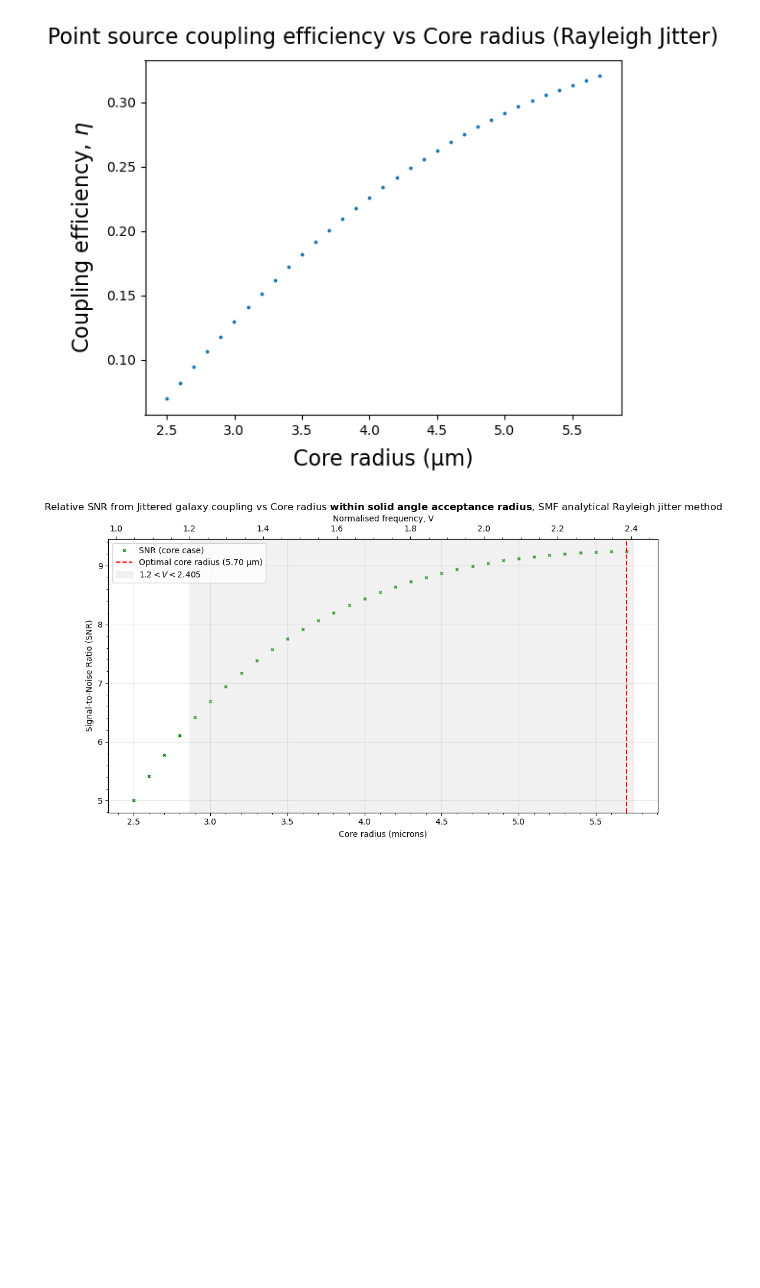
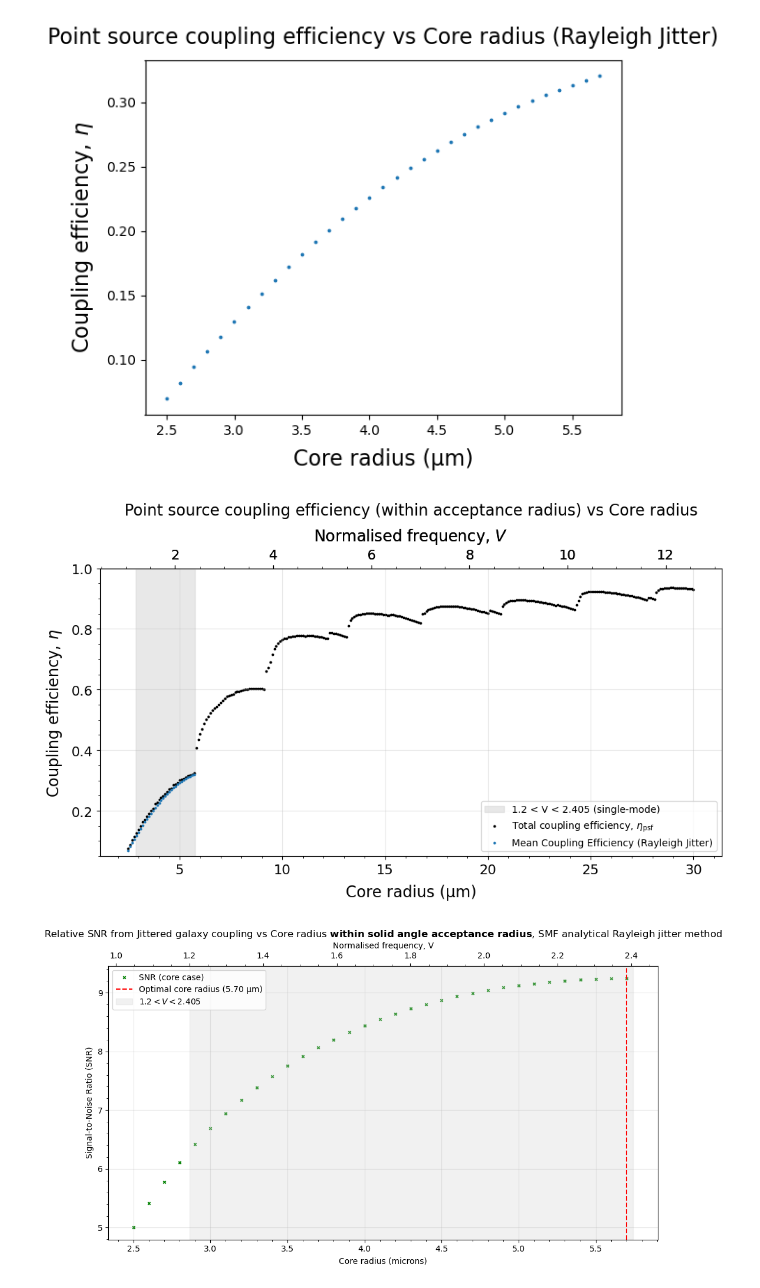
Before and after one commit to TongyueLiu/OH-Suppression-MRes-Project, a Jupyter notebook: notebooks/throughput_optics/jitter_psf_source_snr_vs_core_radius.ipynb, the cells around one changed output. Saved outputs shown, nothing was run; the diff lists cells and outputs as text; code cells hidden in the pictures; blank space fills up the shorter version.

Commit message:
before long test detailed jitter psf modes

```diff
--- a/notebooks/throughput_optics/jitter_psf_source_snr_vs_core_radius.ipynb
+++ b/notebooks/throughput_optics/jitter_psf_source_snr_vs_core_radius.ipynb
@@ -466,9 +466,9 @@ def jittered_point_src_eta_vs_core_radius(
         )
 
         if acceptance_radius == "core_radius":
-            acceptance_radius_this = core_radius
+            acceptance_radius_value = core_radius
         else:
-            acceptance_radius_this = acceptance_radius
+            acceptance_radius_value = acceptance_radius
 
         # Calculate the point source coupling efficiency at every random jitter position
         # using Monte Carlo Averaging
@@ -480,7 +480,7 @@ def jittered_point_src_eta_vs_core_radius(
             delta_x=delta_x,
             delta_y=delta_y,
             eta_map_fixed=eta_map_fixed,
-            acceptance_radius=acceptance_radius_this,
+            acceptance_radius=acceptance_radius_value,
             fibre_x=fibre_x, fibre_y=fibre_y
         )
 
@@ -1361,6 +1361,83 @@ plt.ylabel(r"Coupling efficiency, $\eta$", fontsize=16, labelpad=8)
 # %% [output]
 Text(0, 0.5, 'Coupling efficiency, $\\eta$')
 [figure]
+# %%
+plt.figure(figsize=(10, 6))
+ax1 = plt.gca()
+
+# Colour in 1.2 < V < 2.405 region in light grey
+V_1_2 = 1.2
+V_2_405 = 2.405
+
+ax1.axvspan(
+    V_to_radius_um_axis(V_1_2),
+    V_to_radius_um_axis(V_2_405),
+    color="lightgrey",
+    alpha=0.5,
+    label="1.2 < V < 2.405 (single-mode)"
+)
+
+ax1.scatter(
+    core_radius_range_full * 1e6,
+    eta_mean_psf_core_acceptance,
+    label=r"Total coupling efficiency, $\eta_{\mathrm{psf}}$",
+    color="black", s=3
+)
+
+ax1.set_xlabel("Core radius (µm)", fontsize=16, labelpad=8)
+ax1.set_ylabel(r"Coupling efficiency, $\eta$", fontsize=16, labelpad=8)
+
+ax1.tick_params(axis="x", labelsize=14)
+ax1.tick_params(axis="y", labelsize=14)
+ax1.minorticks_on()
+ax1.grid(True, alpha=0.3)
+
+
+# -------------------------------------------------
+# Top axis: normalised frequency V
+# -------------------------------------------------
+
+
+ax2 = ax1.secondary_xaxis(
+    "top",
+    functions=(radius_um_to_V, V_to_radius_um_axis)
+)
+
+ax2.set_xlabel(
+    r"Normalised frequency, $V$",
+    fontsize=16,
+    labelpad=8
+)
+
+ax2.tick_params(axis="x", labelsize=14)
+
+ax2 = ax1.secondary_xaxis(
+    "top",
+    functions=(radius_um_to_V, V_to_radius_um_axis)
+)
+
+ax2.set_xlabel(
+    r"Normalised frequency, $V$",
+    fontsize=16,
+    labelpad=8
+)
+
+ax2.tick_params(axis="x", labelsize=14)
+ax2.minorticks_on()
+
+plt.scatter(core_radius_range_smf * 1e6, eta_mean_psf_rayleigh_core_acceptance, s=3, label="Mean Coupling Efficiency (Rayleigh Jitter)")
+
+
+plt.ylim(0.05, 1.0)
+
+
+plt.title("Point source coupling efficiency (within acceptance radius) vs Core radius", fontsize=16, pad=12)
+plt.legend()
+
+plt.tight_layout()
+plt.show()
+# %% [output]
+[figure, added]
 # %%
 # SNR for single-mode radius range using Rayleigh jittered point source coupling efficiency
 I_flat = 1 **2 # flat intensity of the background noise across the fibre input plane, in normalised units
```
Also changed, not shown: parts of 9 cells of this notebook, 1 other file.
